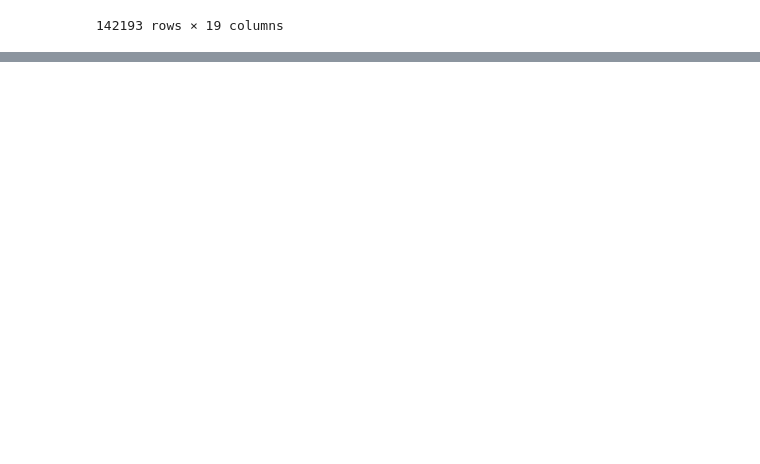
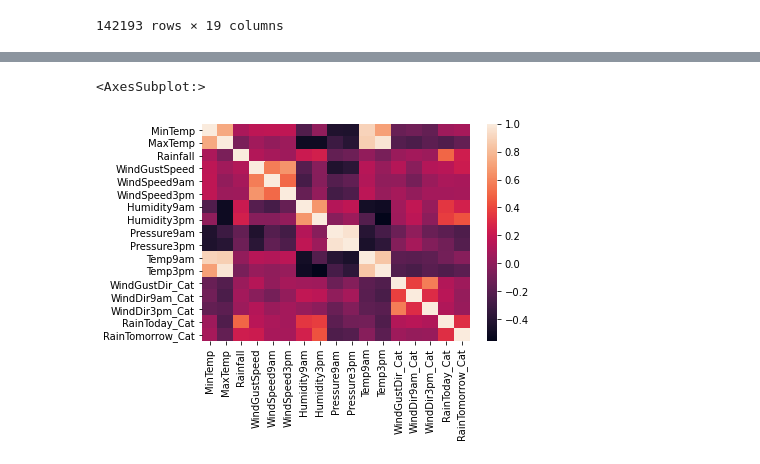
Before and after one commit to janeetazahid/ML-Projects, a Jupyter notebook: rainFall/rainfallPred.ipynb, the cells around one changed output, grey strips where cells are left out. Cells and saved outputs as stored; diff of their text form; code cells hidden in the pictures; blank space fills up the shorter version.

Commit message:
heatmap

```diff
--- a/rainFall/rainfallPred.ipynb
+++ b/rainFall/rainfallPred.ipynb
@@ -273,5 +280,10 @@ rainFall_df_cleaned.drop(['WindGustDir','WindDir9am','WindDir3pm','RainToday','R
 | 145458 | 2017-06-24 | Uluru | 7.8 | 27.0 | 0.0 | 28.0 | 13.0 | 7.0 | 51.0 | ... |
 142193 rows × 19 columns
 # %%
-rainFall_df_cleaned.corr()
+#view correlation graph
+import seaborn as sns
+corr = rainFall_df_cleaned.corr()
+sns.heatmap(corr,
+            xticklabels=corr.columns.values,
+            yticklabels=corr.columns.values)
 # %% [output]
@@ -295,0 +290,2 @@ rainFall_df_cleaned.corr()
+<AxesSubplot:>
+[figure, added]
```
Also changed, not shown: parts of 2 cells of this notebook.
